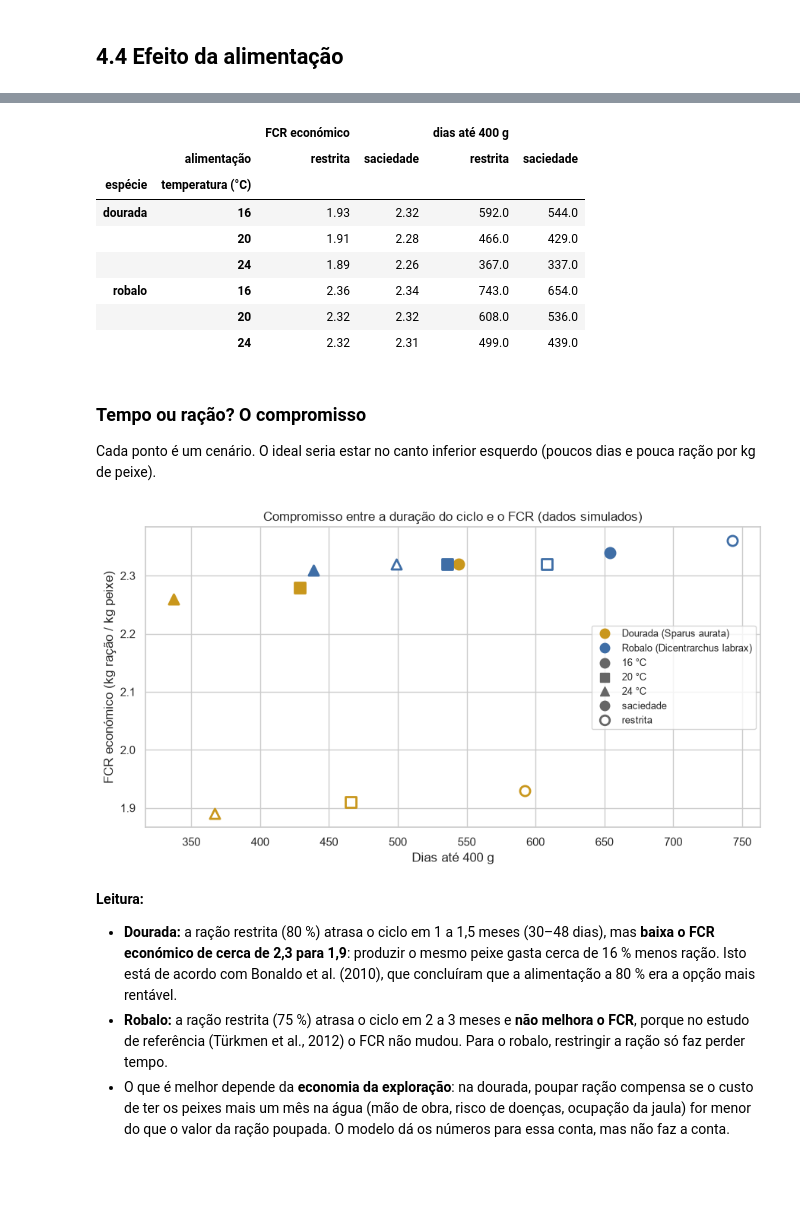
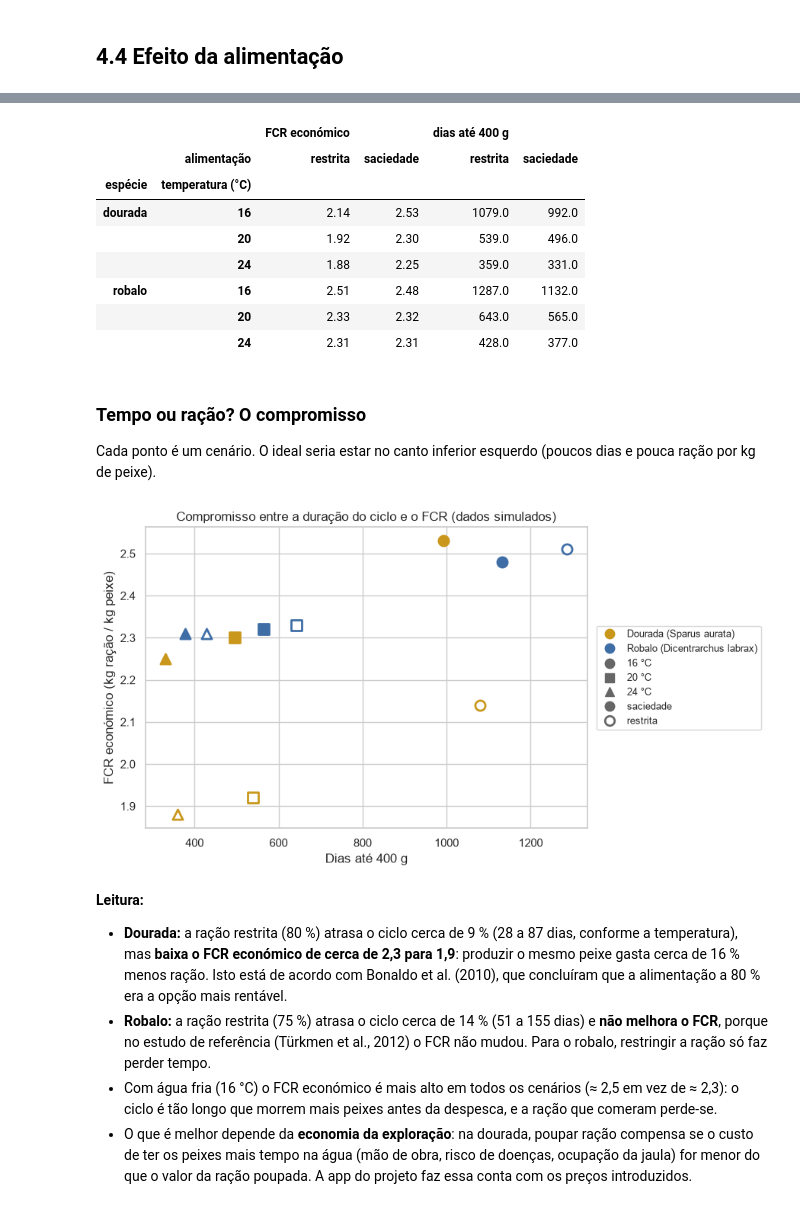
Before and after one commit to dinistcosta/aquaculture-growth-model, a Jupyter notebook: notebooks/04_cenarios.ipynb, the cells around one changed output, grey strips where cells are left out. Drawn from its saved outputs; the diff is of its cells as text; code cells hidden in the pictures; blank space fills up the shorter version.

```diff
--- a/notebooks/04_cenarios.ipynb
+++ b/notebooks/04_cenarios.ipynb
@@ -28,7 +28,7 @@ ESPECIES = ["dourada", "robalo"]
 
 TEMPERATURAS = [16, 20, 24]   # °C
 PESO_COMERCIAL = 400          # g
-N_DIAS = 1000                 # chega para todos os cenários atingirem os 400 g
+N_DIAS = 1300                 # chega para todos os cenários atingirem os 400 g
 N_PEIXES = 5000
 # %% [markdown]
 ## 4.1 Como são feitos os cenários
@@ -207,12 +210,12 @@ comparacao
 |  |  | FCR económico |  | dias até 400 g |  |
 |  | alimentação | restrita | saciedade | restrita | saciedade |
 | espécie | temperatura (°C) |  |  |  |  |
-| dourada | 16 | 1.93 | 2.32 | 592.0 | 544.0 |
-|  | 20 | 1.91 | 2.28 | 466.0 | 429.0 |
-|  | 24 | 1.89 | 2.26 | 367.0 | 337.0 |
-| robalo | 16 | 2.36 | 2.34 | 743.0 | 654.0 |
-|  | 20 | 2.32 | 2.32 | 608.0 | 536.0 |
-|  | 24 | 2.32 | 2.31 | 499.0 | 439.0 |
+| dourada | 16 | 2.14 | 2.53 | 1079.0 | 992.0 |
+|  | 20 | 1.92 | 2.30 | 539.0 | 496.0 |
+|  | 24 | 1.88 | 2.25 | 359.0 | 331.0 |
+| robalo | 16 | 2.51 | 2.48 | 1287.0 | 1132.0 |
+|  | 20 | 2.33 | 2.32 | 643.0 | 565.0 |
+|  | 24 | 2.31 | 2.31 | 428.0 | 377.0 |
 # %% [markdown]
 ### Tempo ou ração? O compromisso
 
@@ -220,34 +223,35 @@ Cada ponto é um cenário. O ideal seria estar no canto inferior esquerdo (pouco
 # %%
 fig, ax = plt.subplots(figsize=(9, 5))
 marcadores = {16: "o", 20: "s", 24: "^"}
 for _, linha in cenarios.iterrows():
     cheio = linha["alimentação"] == "saciedade"
     ax.scatter(linha["dias até 400 g"], linha["FCR económico"], s=90,
                marker=marcadores[linha["temperatura (°C)"]],
                color=CORES[linha["espécie"]] if cheio else "white",
                edgecolor=CORES[linha["espécie"]], linewidth=2)
 
 # Legenda feita à mão: cor = espécie, forma = temperatura, cheio/vazio = alimentação
 from matplotlib.lines import Line2D
 legenda = ([Line2D([], [], marker="o", linestyle="", color=CORES[e], markersize=9, label=NOMES[e]) for e in ESPECIES]
            + [Line2D([], [], marker=marcadores[t], linestyle="", color="0.4", markersize=9, label=f"{t} °C") for t in TEMPERATURAS]
            + [Line2D([], [], marker="o", linestyle="", color="0.4", markersize=9, label="saciedade"),
               Line2D([], [], marker="o", linestyle="", markerfacecolor="white", markeredgecolor="0.4",
                      markeredgewidth=2, markersize=9, label="restrita")])
-ax.legend(handles=legenda, fontsize=9, loc="center right")
+ax.legend(handles=legenda, fontsize=9, loc="center left", bbox_to_anchor=(1.01, 0.5))
 ax.set_title("Compromisso entre a duração do ciclo e o FCR (dados simulados)")
 ax.set_xlabel("Dias até 400 g")
 ax.set_ylabel("FCR económico (kg ração / kg peixe)")
 plt.tight_layout()
 plt.savefig("../figures/04_compromisso.png", dpi=150)
 plt.show()
 # %% [output]
-[figure, old version]
+[figure, new version]
 # %% [markdown]
 **Leitura:**
-- **Dourada:** a ração restrita (80 %) atrasa o ciclo em 1 a 1,5 meses (30–48 dias), mas **baixa o FCR económico de cerca de 2,3 para 1,9**: produzir o mesmo peixe gasta cerca de 16 % menos ração. Isto está de acordo com Bonaldo et al. (2010), que concluíram que a alimentação a 80 % era a opção mais rentável.
-- **Robalo:** a ração restrita (75 %) atrasa o ciclo em 2 a 3 meses e **não melhora o FCR**, porque no estudo de referência (Türkmen et al., 2012) o FCR não mudou. Para o robalo, restringir a ração só faz perder tempo.
-- O que é melhor depende da **economia da exploração**: na dourada, poupar ração compensa se o custo de ter os peixes mais um mês na água (mão de obra, risco de doenças, ocupação da jaula) for menor do que o valor da ração poupada. O modelo dá os números para essa conta, mas não faz a conta.
+- **Dourada:** a ração restrita (80 %) atrasa o ciclo cerca de 9 % (28 a 87 dias, conforme a temperatura), mas **baixa o FCR económico de cerca de 2,3 para 1,9**: produzir o mesmo peixe gasta cerca de 16 % menos ração. Isto está de acordo com Bonaldo et al. (2010), que concluíram que a alimentação a 80 % era a opção mais rentável.
+- **Robalo:** a ração restrita (75 %) atrasa o ciclo cerca de 14 % (51 a 155 dias) e **não melhora o FCR**, porque no estudo de referência (Türkmen et al., 2012) o FCR não mudou. Para o robalo, restringir a ração só faz perder tempo.
+- Com água fria (16 °C) o FCR económico é mais alto em todos os cenários (≈ 2,5 em vez de ≈ 2,3): o ciclo é tão longo que morrem mais peixes antes da despesca, e a ração que comeram perde-se.
+- O que é melhor depende da **economia da exploração**: na dourada, poupar ração compensa se o custo de ter os peixes mais tempo na água (mão de obra, risco de doenças, ocupação da jaula) for menor do que o valor da ração poupada. A app do projeto faz essa conta com os preços introduzidos.
 # %% [markdown]
 ## 4.5 Conclusões
 
```
Also changed, not shown: parts of 9 cells of this notebook, 16 other files.
